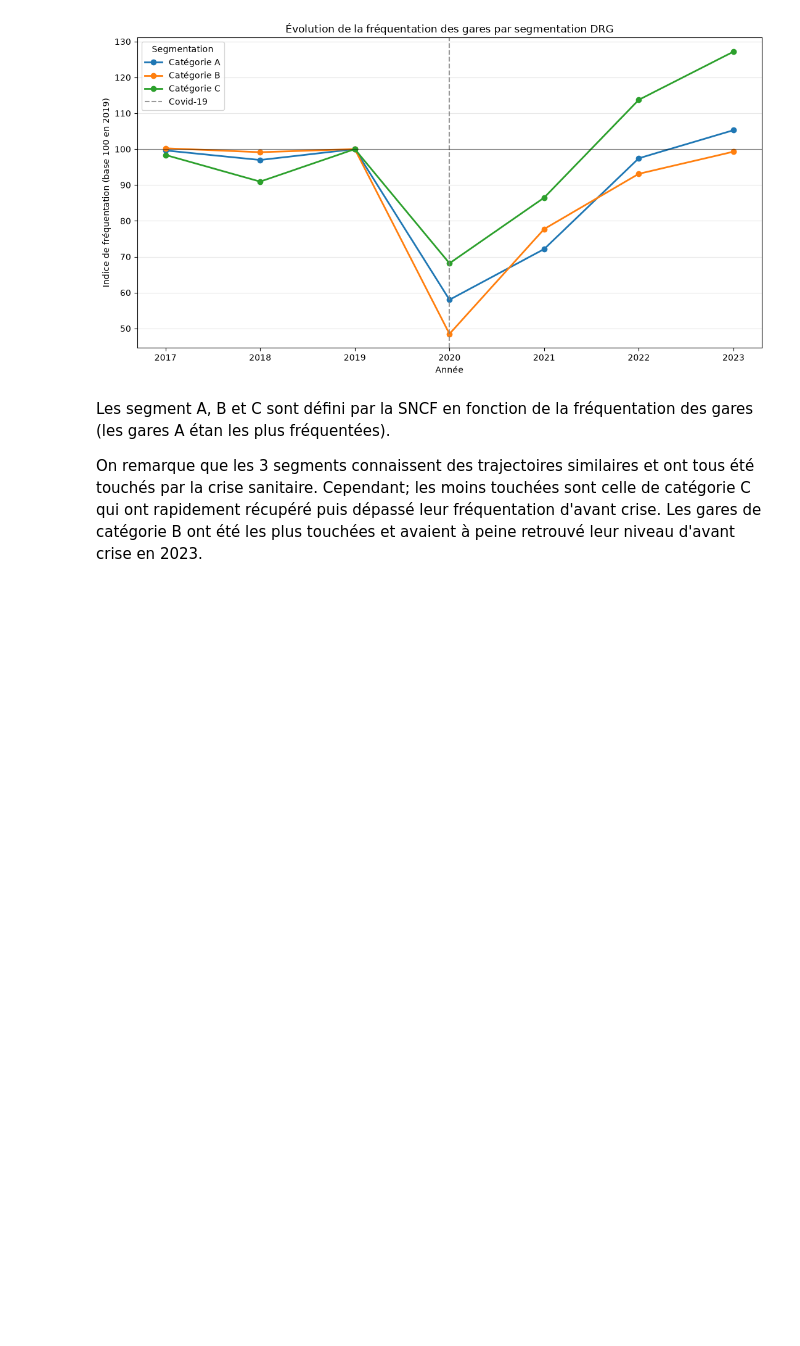
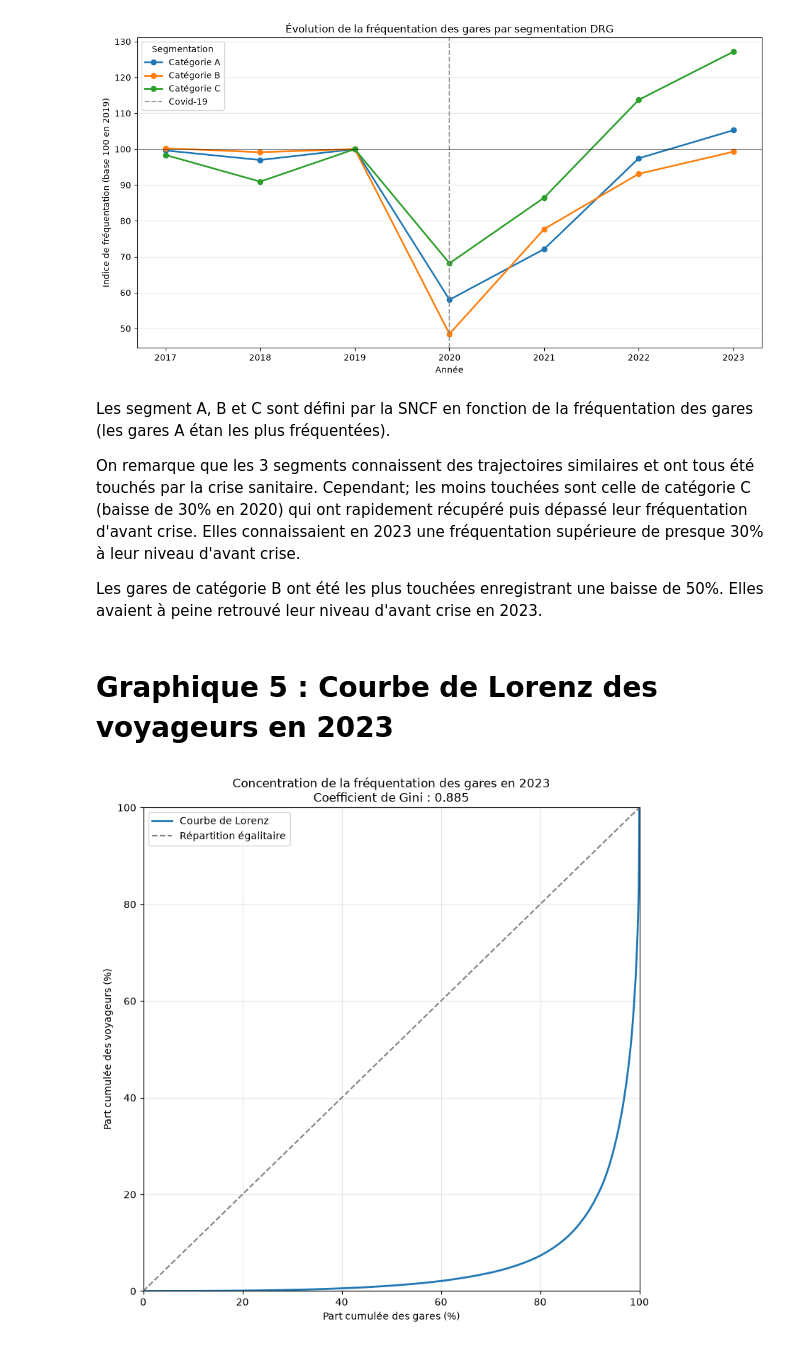
Before and after one commit to eleonoresamson3-alt/le-rail-suit-il-la-France-qui-grandit-, a Jupyter notebook: notebooks/04_visualisation_gares.ipynb, the cells around one changed output. Drawn from its saved outputs; the diff is of its cells as text; code cells hidden in the pictures; blank space fills up the shorter version.

Commit message:
Graphique 5

```diff
--- a/notebooks/04_visualisation_gares.ipynb
+++ b/notebooks/04_visualisation_gares.ipynb
@@ -19,5 +21,15 @@ plot = plot_evolution_frequentation()
 # %% [markdown]
 Les segment A, B et C sont défini par la SNCF en fonction de la fréquentation des gares (les gares A étan les plus fréquentées).
 
-On remarque que les 3 segments connaissent des trajectoires similaires et ont tous été touchés par la crise sanitaire. Cependant; les moins touchées sont celle de catégorie C qui ont rapidement récupéré puis dépassé leur fréquentation d'avant crise.
-Les gares de catégorie B ont été les plus touchées et avaient à peine retrouvé leur niveau d'avant crise en 2023.
+On remarque que les 3 segments connaissent des trajectoires similaires et ont tous été touchés par la crise sanitaire.
+Cependant; les moins touchées sont celle de catégorie C (baisse de 30% en 2020) qui ont rapidement récupéré puis dépassé leur fréquentation d'avant crise. Elles connaissaient en 2023 une fréquentation supérieure de presque 30% à leur niveau d'avant crise.
+
+Les gares de catégorie B ont été les plus touchées enregistrant une baisse de 50%. Elles avaient à peine retrouvé leur niveau d'avant crise en 2023.
+# %% [markdown]
+# Graphique 5 : Courbe de Lorenz des voyageurs en 2023
+# %%
+from src.visualisation import plot_lorenz_frequentation
+
+plot = plot_lorenz_frequentation()
+# %% [output]
+[figure, added]
```
Also changed, not shown: parts of 2 cells of this notebook, 2 other files.
